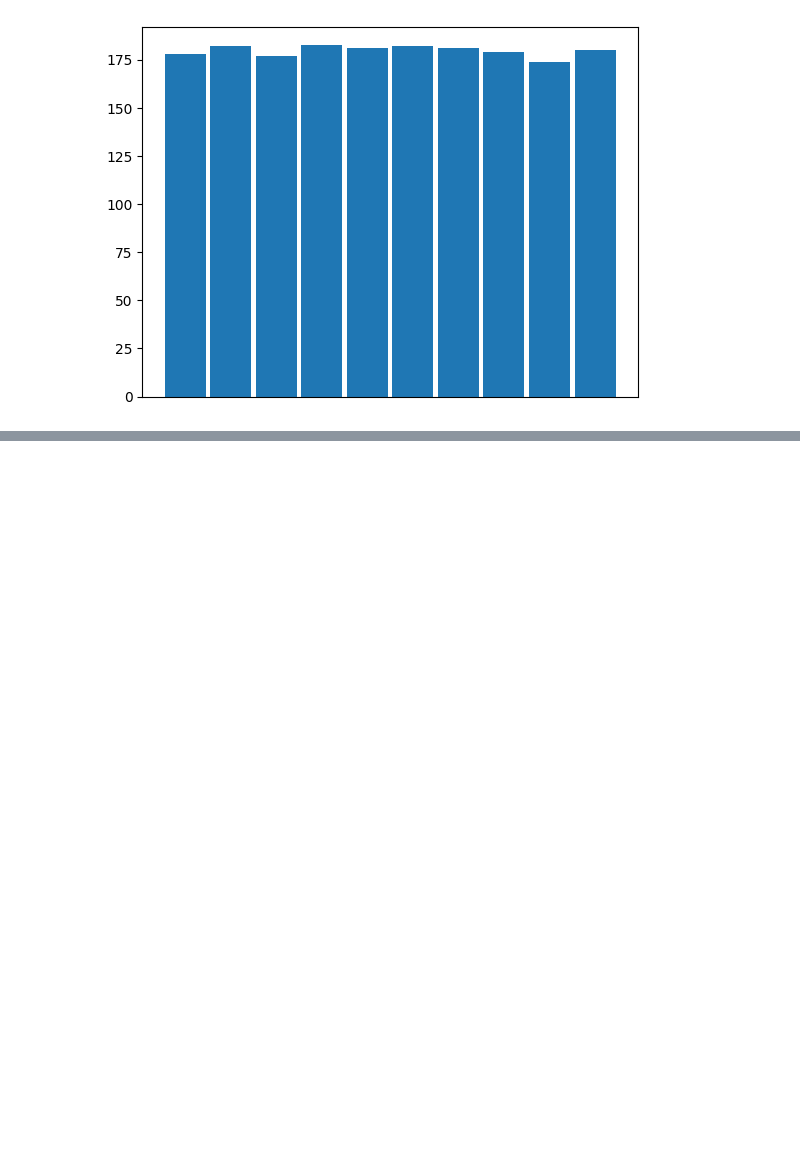
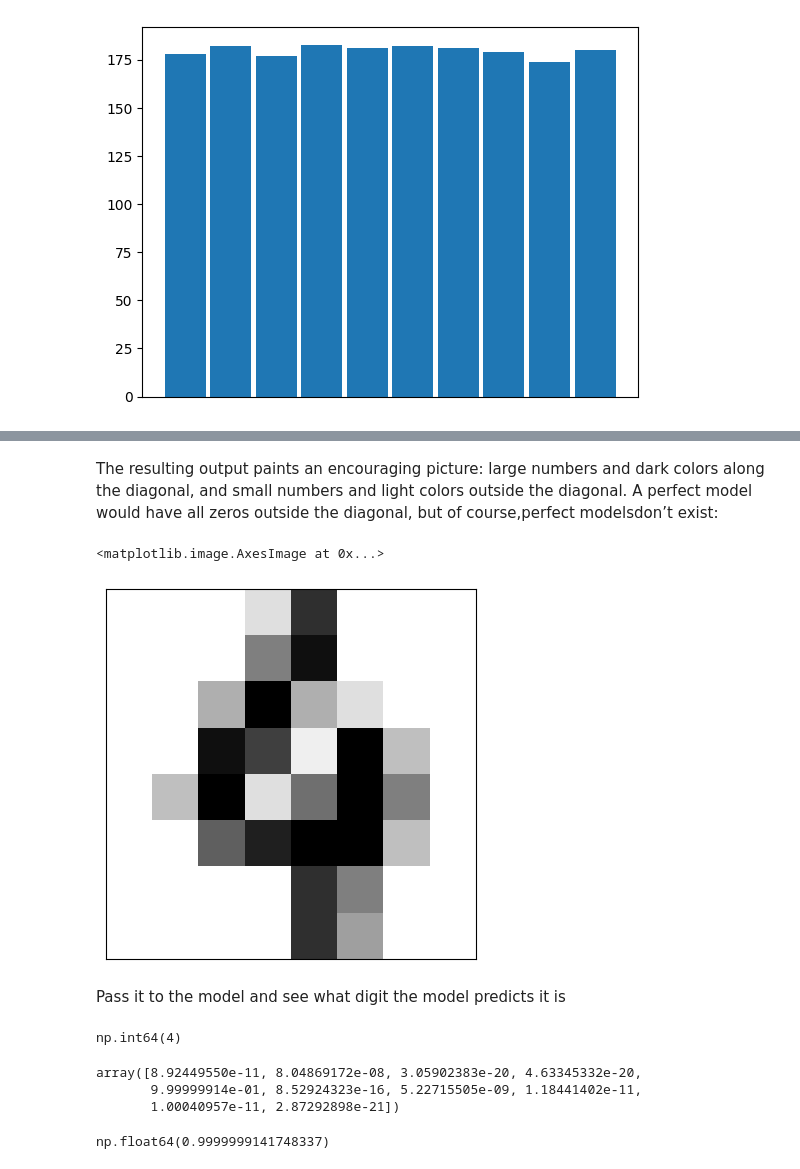
Before and after one commit to Just1919/Multiclass-Classification, a Jupyter notebook: Multiclass_Classification.ipynb, the cells around one changed output, grey strips where cells are left out. Saved outputs shown, nothing was run; the diff lists cells and outputs as text; code cells hidden in the pictures; blank space fills up the shorter version.

```diff
--- a/Multiclass_Classification.ipynb
+++ b/Multiclass_Classification.ipynb
@@ -102,0 +126,28 @@ plt.hist(digits.target,  rwidth=0.9)
+# %% [markdown]
+ The resulting output paints an encouraging picture: large numbers and dark colors
+ along the diagonal, and small numbers and light colors outside the diagonal. A perfect model would have all zeros outside the diagonal, but of course,perfect modelsdon’t exist:
+# %%
+sns.reset_orig() # Undo sns.set()
+plt.tick_params(axis='both', which='both', bottom=False, top=False, left=False,right=False, labelbottom=False, labelleft=False)
+plt.imshow(digits.images[100], cmap=plt.cm.gray_r)
+# %% [output]
+<matplotlib.image.AxesImage at 0x...>
+[figure, added]
+# %% [markdown]
+Pass it to the model and see what digit the model predicts it is
+# %%
+model.predict([digits.data[100]])[0]
+# %% [output]
+np.int64(4)
+# %%
+#Plot the probability of each possible digit
+model.predict_proba([digits.data[100]])[0]
+# %% [output]
+array([8.92449550e-11, 8.04869172e-08, 3.05902383e-20, 4.63345332e-20,
+       9.99999914e-01, 8.52924323e-16, 5.22715505e-09, 1.18441402e-11,
+       1.00040957e-11, 2.87292898e-21])
+# %%
+#Plot the probability 4
+model.predict_proba([digits.data[100]])[0][4]
+# %% [output]
+np.float64(0.9999999141748337)
```
Also changed, not shown: parts of 5 cells of this notebook.
